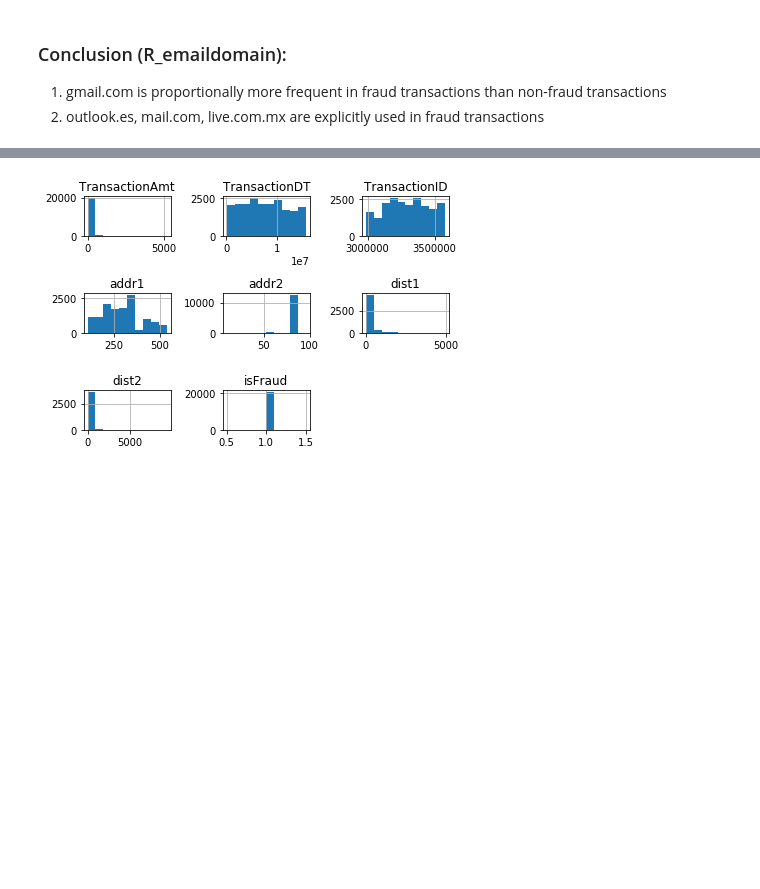
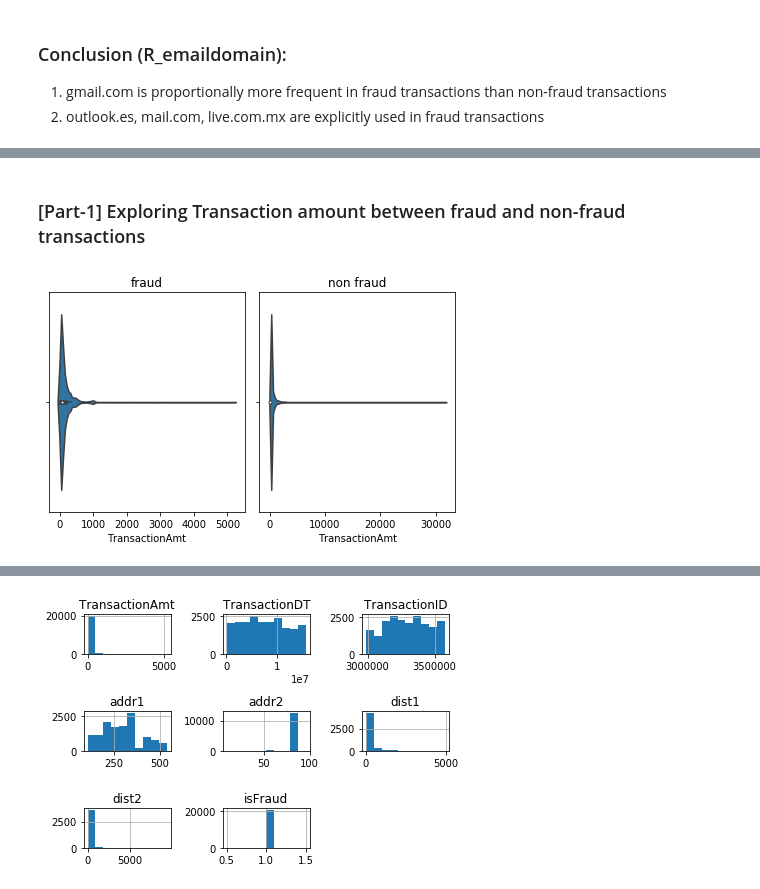
Before and after one commit to ParasAvkirkar/IEEEFraudDetection, a Jupyter notebook: analysis/analysisNotebook.ipynb, the cells around one changed output, grey strips where cells are left out. Drawn from its saved outputs; the diff is of its cells as text; code cells hidden in the pictures; blank space fills up the shorter version.

```diff
--- a/analysis/analysisNotebook.ipynb
+++ b/analysis/analysisNotebook.ipynb
@@ -392,0 +449,12 @@ plt.tight_layout()
+# %% [markdown]
+### [Part-1] Exploring Transaction amount between fraud and non-fraud transactions
+# %%
+figures, axes = plt.subplots(1,2)
+sns.violinplot(x=fraudulent_df["TransactionAmt"], ax=axes[0])
+sns.violinplot(x=non_fraudulent_df["TransactionAmt"], ax=axes[1])
+axes[0].set_title("fraud")
+axes[1].set_title("non fraud")
+
+plt.tight_layout()
+# %% [output]
+[figure, added]
```
Also changed, not shown: parts of 101 cells of this notebook, 6 other files.
